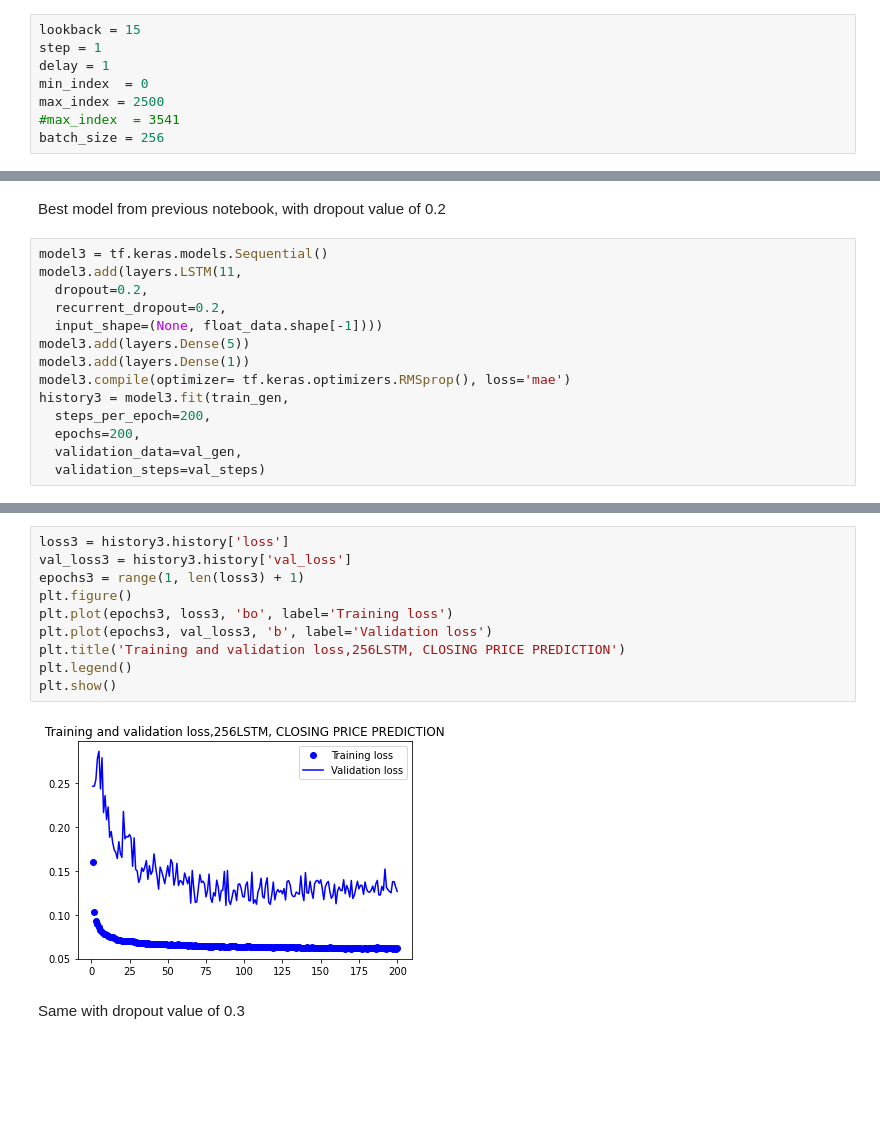
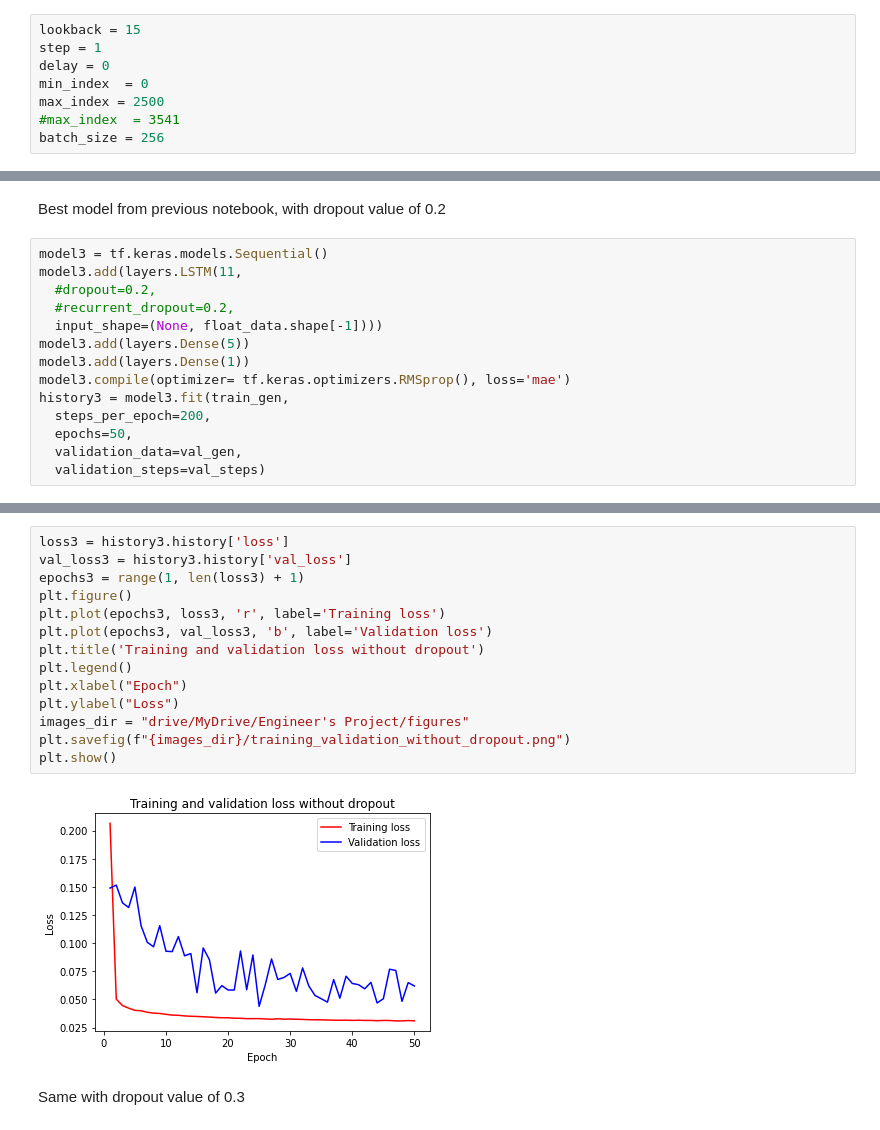
Before and after one commit to dawiddzhafarov/Forex-Exchange-Rates-Prediction, a Jupyter notebook: Colab Notebooks/5_Dropout,batch_size,_lookback.ipynb, the cells around one changed output, grey strips where cells are left out. Cells and saved outputs as stored; diff of their text form; blank space fills up the shorter version.

```diff
--- a/Colab Notebooks/5_Dropout,batch_size,_lookback.ipynb
+++ b/Colab Notebooks/5_Dropout,batch_size,_lookback.ipynb
@@ -37,7 +37,7 @@ Name: pol_inter, Length: 3542, dtype: float64
 # %%
 lookback = 15
 step = 1
-delay = 1
+delay = 0
 min_index  = 0
 max_index = 2500
 #max_index  = 3541
@@ -201,15 +209,15 @@ Best model from previous notebook, with dropout value of 0.2
 # %%
 model3 = tf.keras.models.Sequential()
 model3.add(layers.LSTM(11,
-  dropout=0.2,
-  recurrent_dropout=0.2,
+  #dropout=0.2,
+  #recurrent_dropout=0.2,
   input_shape=(None, float_data.shape[-1])))
 model3.add(layers.Dense(5))
 model3.add(layers.Dense(1))
 model3.compile(optimizer= tf.keras.optimizers.RMSprop(), loss='mae')
 history3 = model3.fit(train_gen,
   steps_per_epoch=200,
-  epochs=200,
+  epochs=50,
   validation_data=val_gen,
   validation_steps=val_steps)
 # %% [output]
@@ -239,15 +247,19 @@ eval3 *std[3]
 # %%
 loss3 = history3.history['loss']
 val_loss3 = history3.history['val_loss']
 epochs3 = range(1, len(loss3) + 1)
 plt.figure()
-plt.plot(epochs3, loss3, 'bo', label='Training loss')
+plt.plot(epochs3, loss3, 'r', label='Training loss')
 plt.plot(epochs3, val_loss3, 'b', label='Validation loss')
-plt.title('Training and validation loss,256LSTM, CLOSING PRICE PREDICTION')
+plt.title('Training and validation loss without dropout')
 plt.legend()
+plt.xlabel("Epoch")
+plt.ylabel("Loss")
+images_dir = "drive/MyDrive/Engineer's Project/figures"
+plt.savefig(f"{images_dir}/training_validation_without_dropout.png")
 plt.show()
 # %% [output]
-[figure, old version]
+[figure, new version]
 # %% [markdown]
 Same with dropout value of 0.3
 # %%
```
Also changed, not shown: parts of 7 cells of this notebook, 48 other files.
